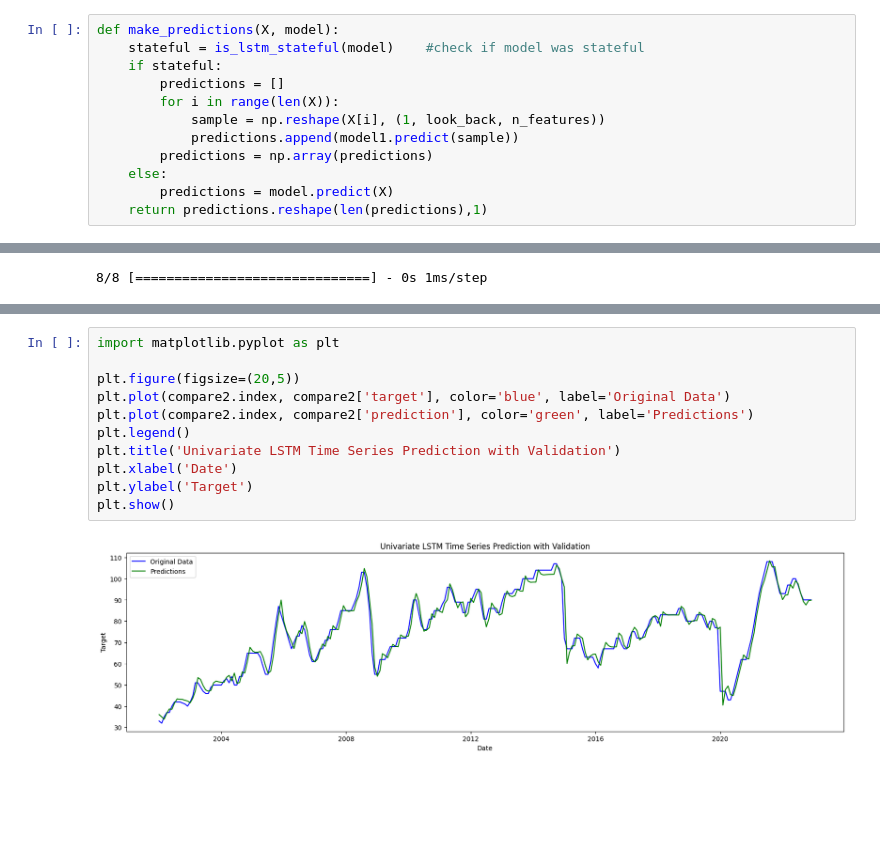
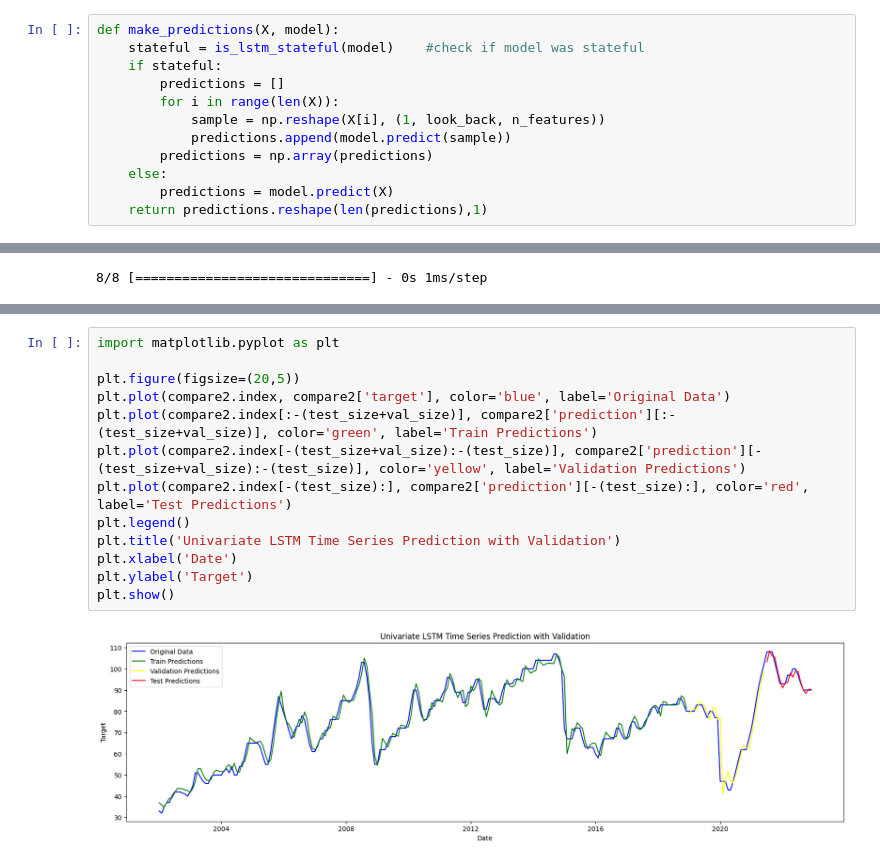
Before and after one commit to ge0rgeth0mas/domestic-market-blow-molding, a Jupyter notebook: domestic_market_blow_molding/modeling/univariate_LSTM_modeling.ipynb, the cells around one changed output, grey strips where cells are left out. Cells and saved outputs as stored; diff of their text form; blank space fills up the shorter version.

```diff
--- a/domestic_market_blow_molding/modeling/univariate_LSTM_modeling.ipynb
+++ b/domestic_market_blow_molding/modeling/univariate_LSTM_modeling.ipynb
@@ -171,7 +171,7 @@ def make_predictions(X, model):
         predictions = []
         for i in range(len(X)):
             sample = np.reshape(X[i], (1, look_back, n_features))
-            predictions.append(model1.predict(sample))
+            predictions.append(model.predict(sample))
         predictions = np.array(predictions)
     else:
         predictions = model.predict(X)
@@ -310,13 +312,15 @@ plt.show()
 # %%
 import matplotlib.pyplot as plt
 
 plt.figure(figsize=(20,5))
 plt.plot(compare2.index, compare2['target'], color='blue', label='Original Data')
-plt.plot(compare2.index, compare2['prediction'], color='green', label='Predictions')
+plt.plot(compare2.index[:-(test_size+val_size)], compare2['prediction'][:-(test_size+val_size)], color='green', label='Train Predictions')
+plt.plot(compare2.index[-(test_size+val_size):-(test_size)], compare2['prediction'][-(test_size+val_size):-(test_size)], color='yellow', label='Validation Predictions')
+plt.plot(compare2.index[-(test_size):], compare2['prediction'][-(test_size):], color='red', label='Test Predictions')
 plt.legend()
 plt.title('Univariate LSTM Time Series Prediction with Validation')
 plt.xlabel('Date')
 plt.ylabel('Target')
 plt.show()
 # %% [output]
-[figure, old version]
+[figure, new version]
```
Also changed, not shown: parts of 19 cells of this notebook, 1 other file.
